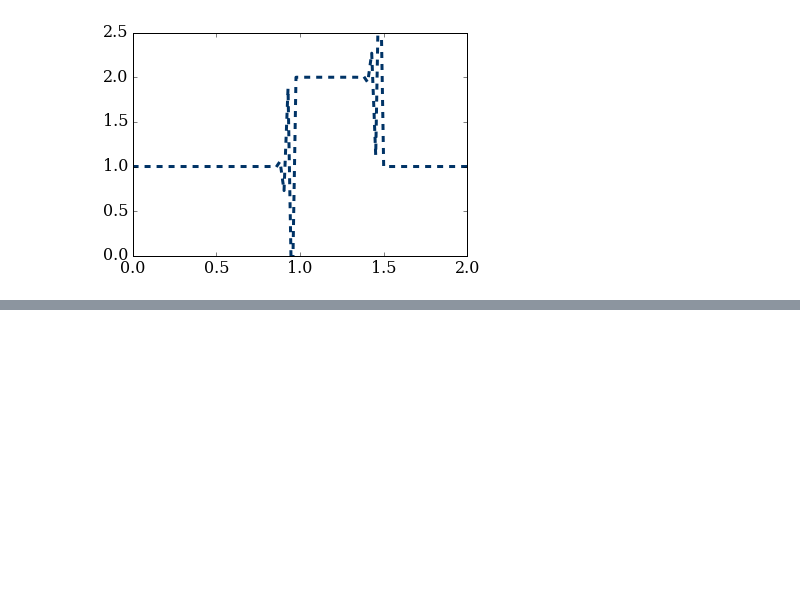
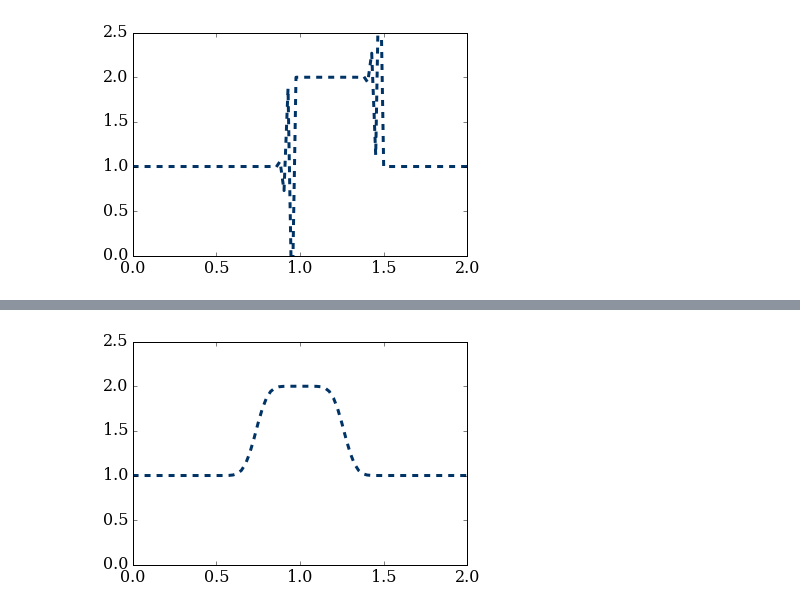
Before and after one commit to yueyang1992/MAE6286, a Jupyter notebook: sep25.ipynb, the cells around one changed output, grey strips where cells are left out. Cells and saved outputs as stored; diff of their text form; code cells hidden in the pictures; blank space fills up the shorter version.

```diff
--- a/sep25.ipynb
+++ b/sep25.ipynb
@@ -67,0 +124,4 @@ linearconv(85)
+# %%
+linearconv(81)
+# %% [output]
+[figure, added]
```
Also changed, not shown: parts of 5 cells of this notebook.
